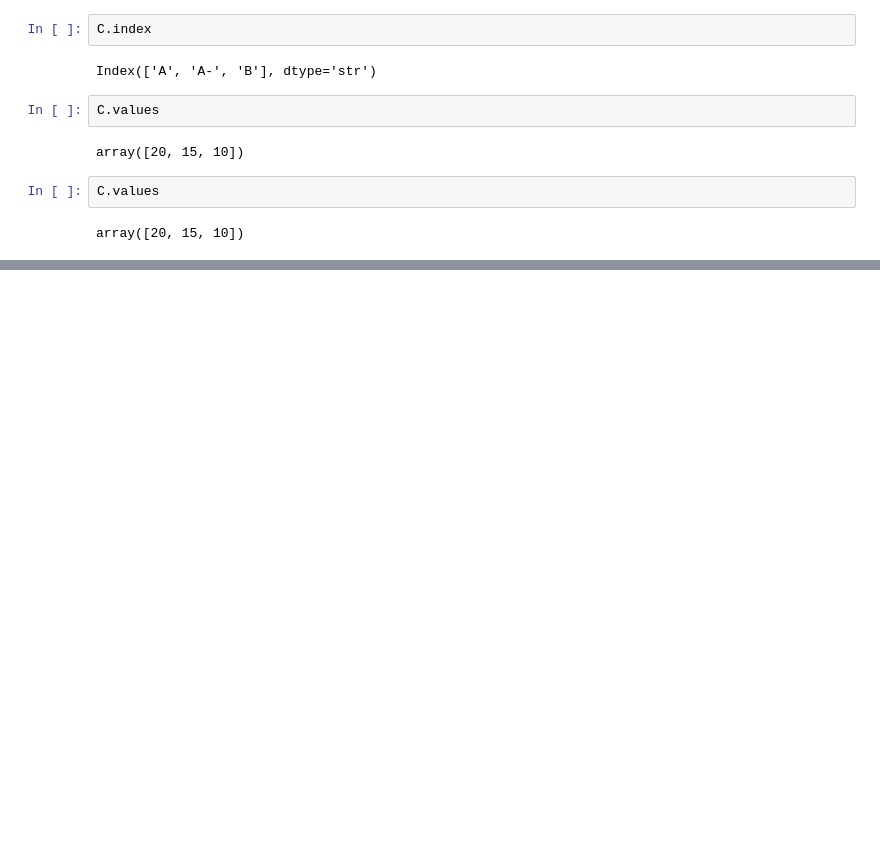
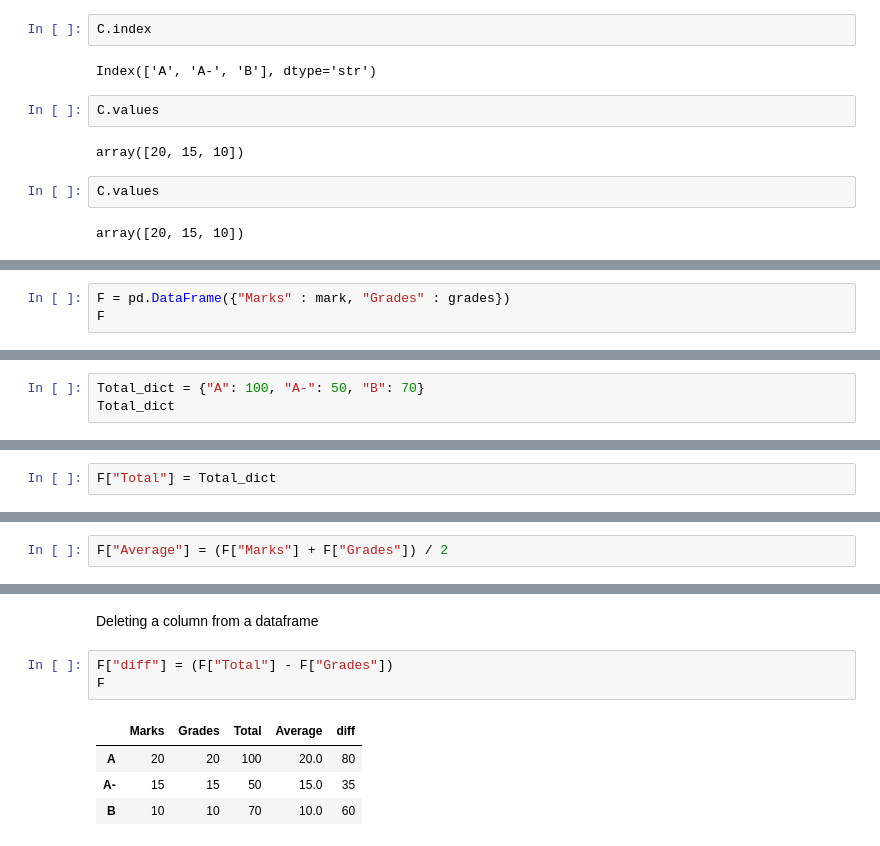
Before and after one commit to mezirim/python-tutorial, a Jupyter notebook: panda.ipynb, the cells around one changed output, grey strips where cells are left out. Drawn from its saved outputs; the diff is of its cells as text; blank space fills up the shorter version.

```diff
--- a/panda.ipynb
+++ b/panda.ipynb
@@ -57,0 +174,3 @@ array([20, 15, 10])
+# %%
+F = pd.DataFrame({"Marks" : mark, "Grades" : grades})
+F
@@ -57,0 +196,3 @@ array([20, 15, 10])
+# %%
+Total_dict = {"A": 100, "A-": 50, "B": 70}
+Total_dict
@@ -57,0 +203,2 @@ array([20, 15, 10])
+# %%
+F["Total"] = Total_dict
@@ -57,0 +214,2 @@ array([20, 15, 10])
+# %%
+F["Average"] = (F["Marks"] + F["Grades"]) / 2
@@ -57,0 +223,10 @@ array([20, 15, 10])
+# %% [markdown]
+Deleting a column from a dataframe
+# %%
+F["diff"] = (F["Total"] - F["Grades"])
+F
+# %% [output]
+|  | Marks | Grades | Total | Average | diff |
+| A | 20 | 20 | 100 | 20.0 | 80 |
+| A- | 15 | 15 | 50 | 15.0 | 35 |
+| B | 10 | 10 | 70 | 10.0 | 60 |
```
Also changed, not shown: parts of 46 cells of this notebook, 5 other files.
